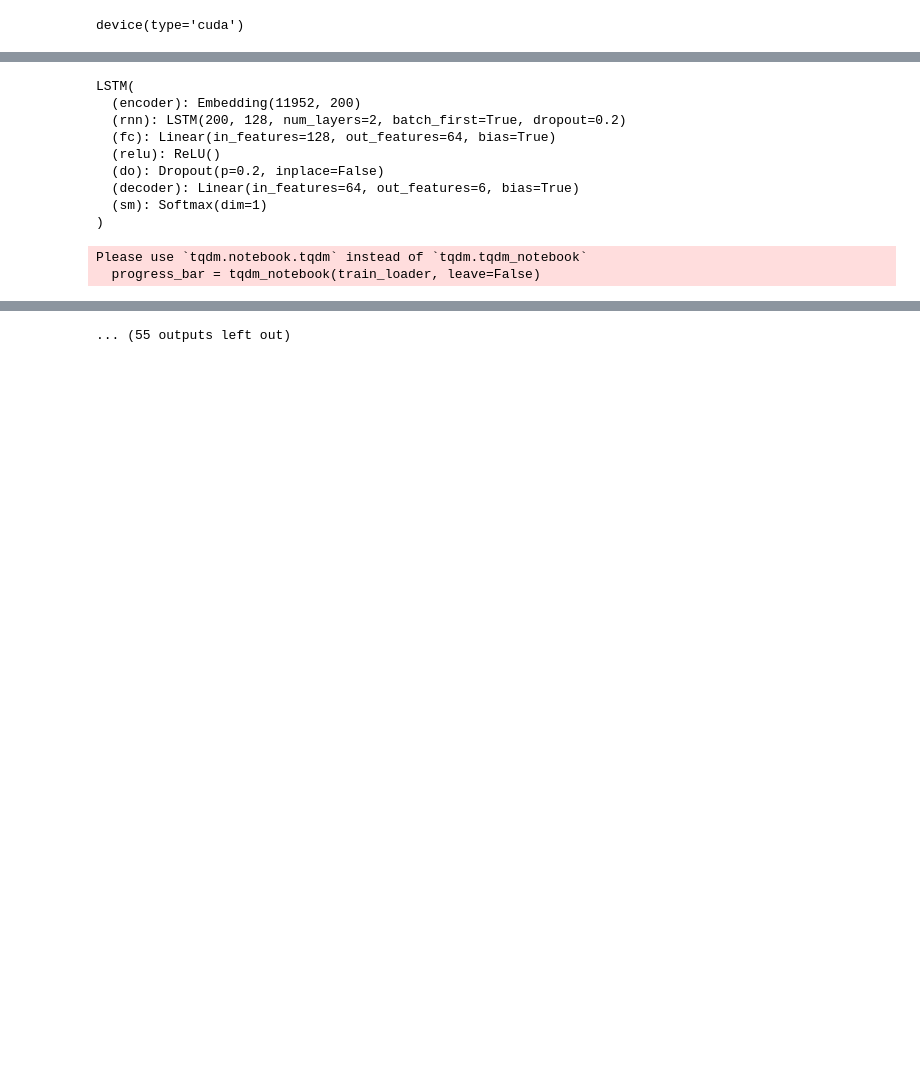
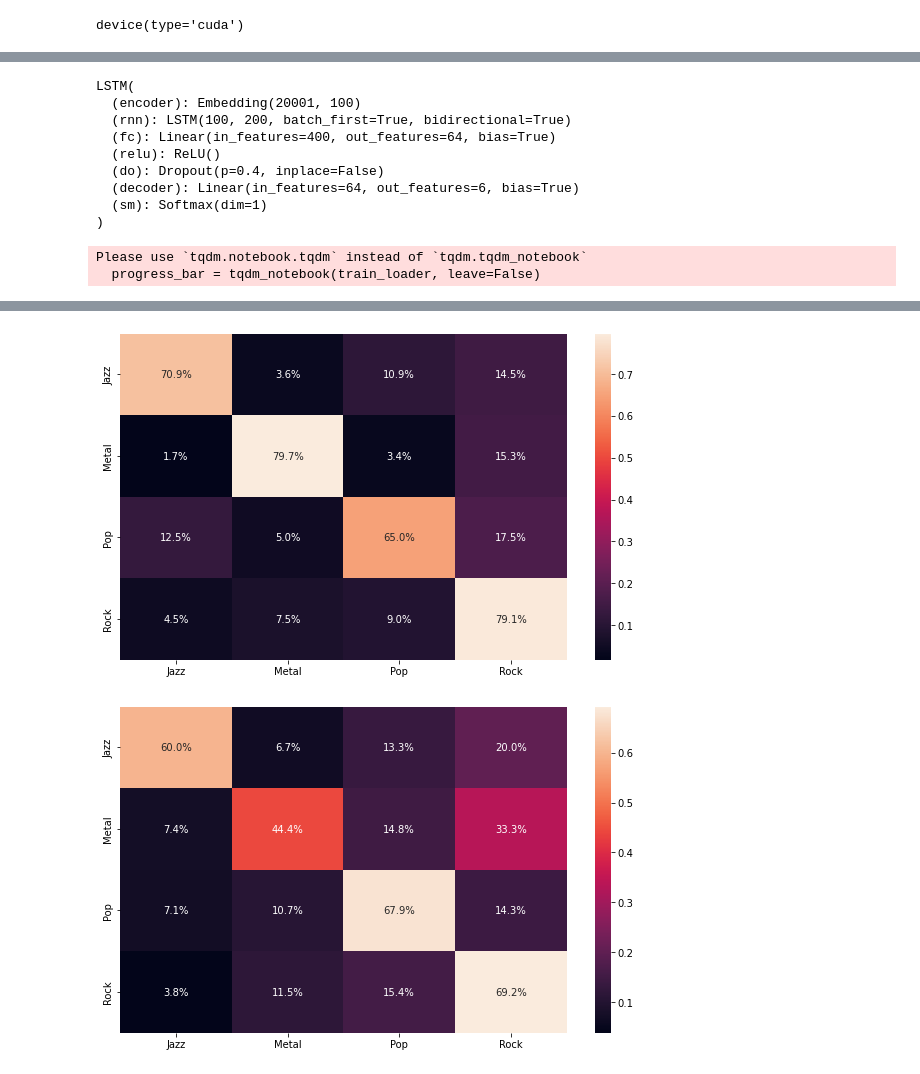
Before and after one commit to ajktym94/genre_classification, a Jupyter notebook: genre_LSTM.ipynb, the cells around one changed output, grey strips where cells are left out. Cells and saved outputs as stored; diff of their text form; code cells hidden in the pictures; blank space fills up the shorter version.

Commit message:
Implemented Bidirectional LSTM function. Moved some functions to util.py

```diff
--- a/genre_LSTM.ipynb
+++ b/genre_LSTM.ipynb
@@ -231,10 +261,11 @@ class LSTM(nn.Module):
 # %%
 if GLOVE:
     model = LSTM(
-        hidden_size=128,
+        hidden_size=200,
         weights_matrix = weights_matrix,
         device=device,
         batch_size=batch_size,
+        bidirectional=BIDIRECTIONAL
     )
 else:
     model = LSTM(
@@ -242,19 +273,20 @@ else:
         vocab_size=len(dataset.token2idx),
         device=device,
         batch_size=batch_size,
+        bidirectional=BIDIRECTIONAL
     )
 model = model.to(device)
 model
 # %% [output]
 LSTM(
-  (encoder): Embedding(11952, 200)
-  (rnn): LSTM(200, 128, num_layers=2, batch_first=True, dropout=0.2)
-  (fc): Linear(in_features=128, out_features=64, bias=True)
+  (encoder): Embedding(20001, 100)
+  (rnn): LSTM(100, 200, batch_first=True, bidirectional=True)
+  (fc): Linear(in_features=400, out_features=64, bias=True)
   (relu): ReLU()
-  (do): Dropout(p=0.2, inplace=False)
+  (do): Dropout(p=0.4, inplace=False)
   (decoder): Linear(in_features=64, out_features=6, bias=True)
   (sm): Softmax(dim=1)
 )
 # %%
 criterion = nn.CrossEntropyLoss().to(device)
-optimizer = torch.optim.Adam(model.parameters(), lr=0.001)
+optimizer = torch.optim.Adam(model.parameters(), lr=LEARNING_RATE)
@@ -323,9 +353,12 @@ train_losses = []
 train_accuracy = []
 eval_losses = []
 eval_accuracy = []
+confusion = False
 for epoch in range(EPOCHS):
-    train_batch_losses, train_batch_accuracy, total = train(model, train_loader)
-    eval_batch_loss, eval_batch_acc, total_ = evalu(model, test_loader)
+    if epoch == EPOCHS-1:
+        confusion = True
+    train_batch_losses, train_batch_accuracy, total = train(model, train_loader, confusion)
+    eval_batch_loss, eval_batch_acc, total_ = evalu(model, test_loader, confusion)
 
 
     train_epoch_loss = sum(train_batch_losses) / total
@@ -340,8 +373,9 @@ for epoch in range(EPOCHS):
     eval_losses.append(eval_epoch_loss)
     eval_accuracy.append(eval_epoch_acc)
 
-    tqdm.write(f'Epoch #{epoch + 1}\tTrain Loss: {train_epoch_loss:.3f} \tTrain Accuracy: {train_epoch_acc:.3f}')
-    tqdm.write(f'Epoch #{epoch + 1}\tEval Loss: {eval_epoch_loss:.3f} \tEval Accuracy: {eval_epoch_acc:.3f}')
+    if epoch % 10 == 0:
+        tqdm.write(f'Epoch #{epoch + 1}\tTrain Loss: {train_epoch_loss:.3f} \tTrain Accuracy: {train_epoch_acc:.3f}')
+        tqdm.write(f'Epoch #{epoch + 1}\tEval Loss: {eval_epoch_loss:.3f} \tEval Accuracy: {eval_epoch_acc:.3f}')
 # %% [output]
 Please use `tqdm.notebook.tqdm` instead of `tqdm.tqdm_notebook`
   progress_bar = tqdm_notebook(train_loader, leave=False)
@@ -370,4 +394,5 @@ Epoch #11       Eval Loss: 1.649        Eval Accuracy: 0.371
-... (55 outputs left out)
+[figure, added]
+[figure, added]
 # %%
 plt.plot(train_accuracy)
 plt.plot(eval_accuracy)
```
Also changed, not shown: parts of 17 cells of this notebook, 1 other file.
